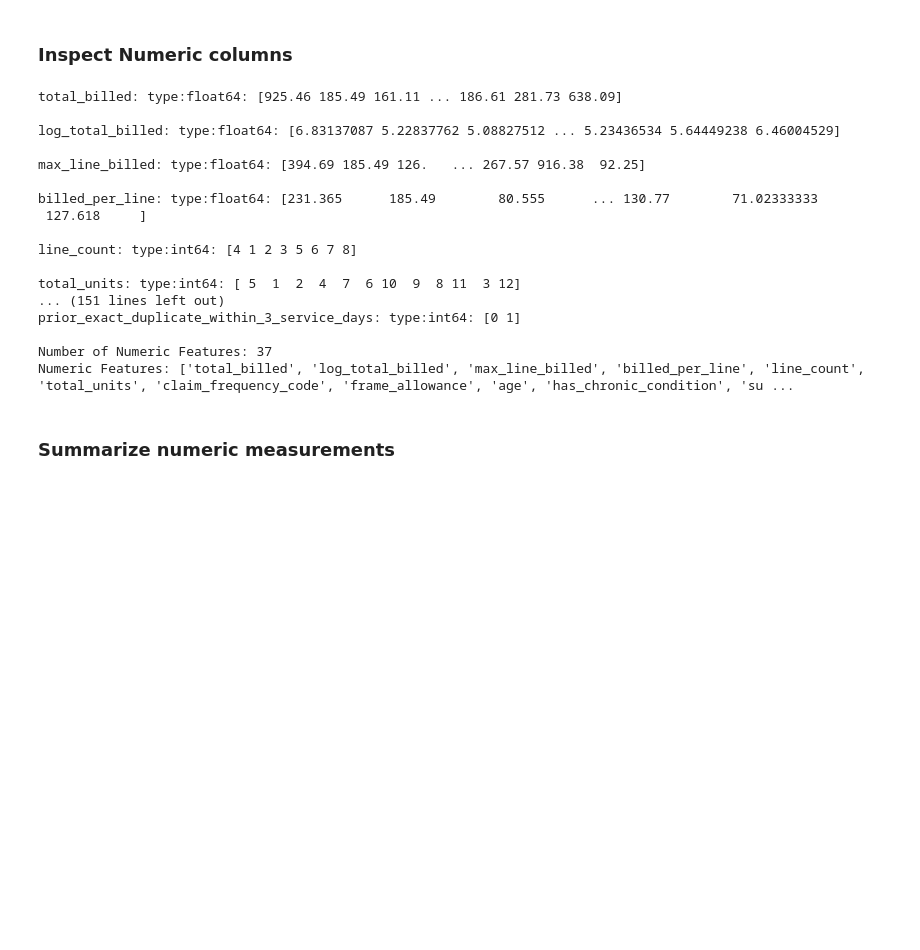
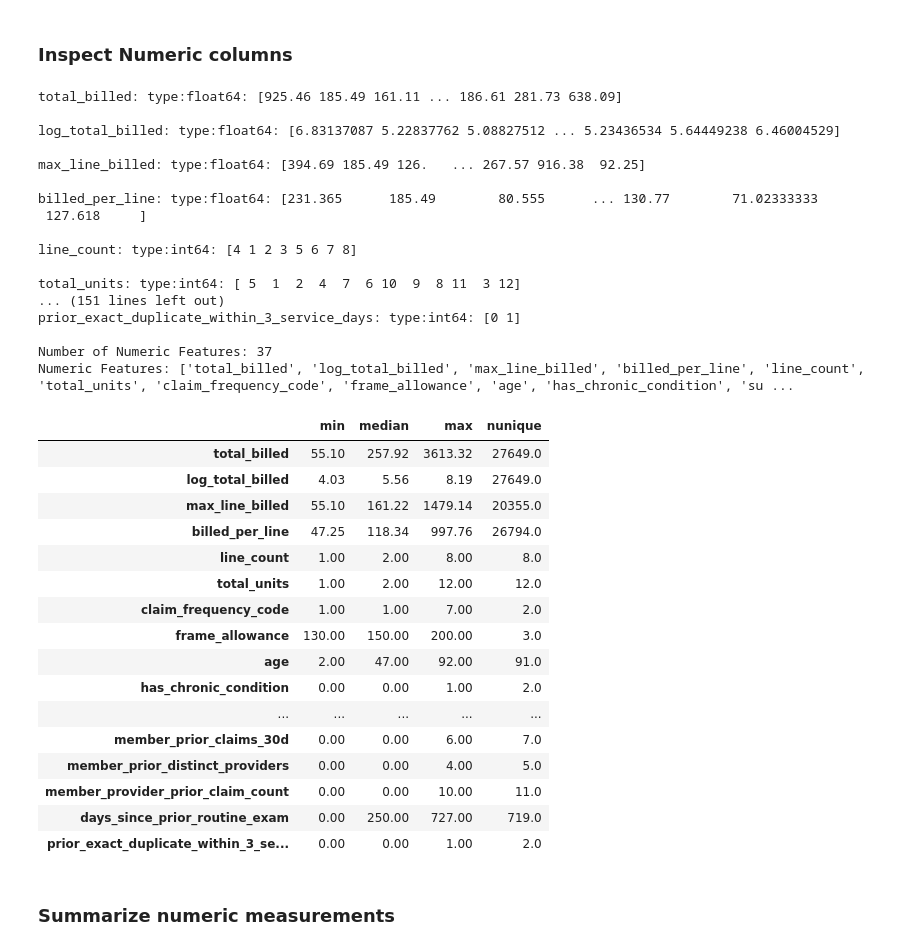
Before and after one commit to ashok0282/VisionInsuranceFraudDetection, a Jupyter notebook: notebook/Data_Understanding_and_exploratory data analysis_EDA.ipynb, the cells around one changed output. Drawn from its saved outputs; the diff is of its cells as text; code cells hidden in the pictures; blank space fills up the shorter version.

```diff
--- a/notebook/Data_Understanding_and_exploratory data analysis_EDA.ipynb
+++ b/notebook/Data_Understanding_and_exploratory data analysis_EDA.ipynb
@@ -189,27 +189,46 @@ Categorical Features:['primary_dx', 'secondary_dx', 'plan_type']
 # %%
 for column in numeric_features:
     print(f"{column}: type:{df[column].dtype}: {df[column].unique()}\n")
 
 print(f"Number of Numeric Features: {len(numeric_features)}")
 print(f"Numeric Features: {numeric_features}")
+
+display(df[numeric_features].agg(["min", "median", "max", "nunique"]).T.round(2))
 # %% [output]
 total_billed: type:float64: [925.46 185.49 161.11 ... 186.61 281.73 638.09]
 
 log_total_billed: type:float64: [6.83137087 5.22837762 5.08827512 ... 5.23436534 5.64449238 6.46004529]
 
 max_line_billed: type:float64: [394.69 185.49 126.   ... 267.57 916.38  92.25]
 
 billed_per_line: type:float64: [231.365      185.49        80.555      ... 130.77        71.02333333
  127.618     ]
 
 line_count: type:int64: [4 1 2 3 5 6 7 8]
 
 total_units: type:int64: [ 5  1  2  4  7  6 10  9  8 11  3 12]
 ... (151 lines left out)
 prior_exact_duplicate_within_3_service_days: type:int64: [0 1]
 
 Number of Numeric Features: 37
 Numeric Features: ['total_billed', 'log_total_billed', 'max_line_billed', 'billed_per_line', 'line_count', 'total_units', 'claim_frequency_code', 'frame_allowance', 'age', 'has_chronic_condition', 'su ...
+|  | min | median | max | nunique |
+| total_billed | 55.10 | 257.92 | 3613.32 | 27649.0 |
+| log_total_billed | 4.03 | 5.56 | 8.19 | 27649.0 |
+| max_line_billed | 55.10 | 161.22 | 1479.14 | 20355.0 |
+| billed_per_line | 47.25 | 118.34 | 997.76 | 26794.0 |
+| line_count | 1.00 | 2.00 | 8.00 | 8.0 |
+| total_units | 1.00 | 2.00 | 12.00 | 12.0 |
+| claim_frequency_code | 1.00 | 1.00 | 7.00 | 2.0 |
+| frame_allowance | 130.00 | 150.00 | 200.00 | 3.0 |
+| age | 2.00 | 47.00 | 92.00 | 91.0 |
+| has_chronic_condition | 0.00 | 0.00 | 1.00 | 2.0 |
+| ... | ... | ... | ... | ... |
+| member_prior_claims_30d | 0.00 | 0.00 | 6.00 | 7.0 |
+| member_prior_distinct_providers | 0.00 | 0.00 | 4.00 | 5.0 |
+| member_provider_prior_claim_count | 0.00 | 0.00 | 10.00 | 11.0 |
+| days_since_prior_routine_exam | 0.00 | 250.00 | 727.00 | 719.0 |
+| prior_exact_duplicate_within_3_se... | 0.00 | 0.00 | 1.00 | 2.0 |
 # %% [markdown]
 ### Summarize numeric measurements
 # %%
```
Also changed, not shown: parts of 9 cells of this notebook.
